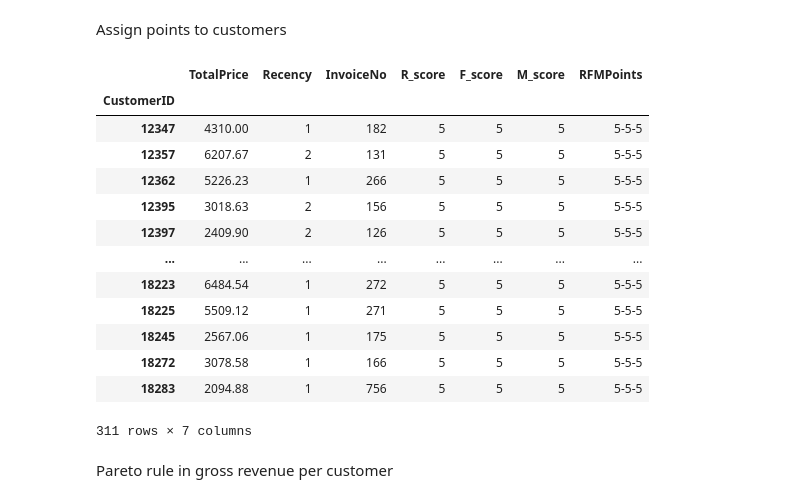
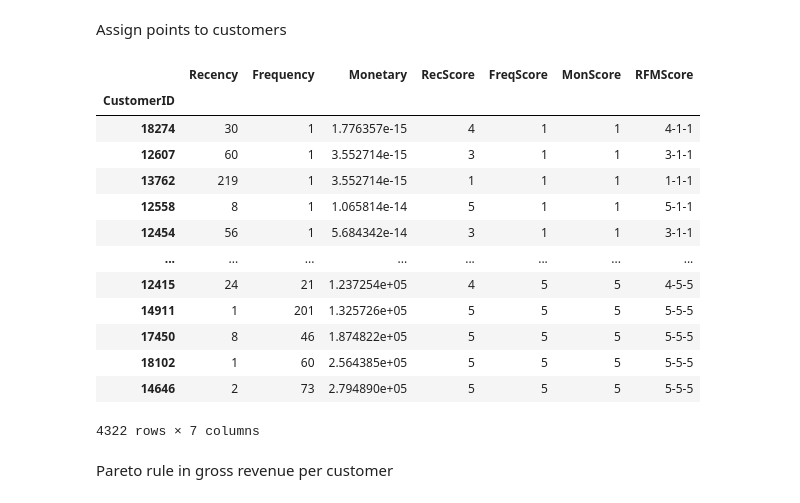
Before and after one commit to i-slusarczyk/online-retail-analysis, a Jupyter notebook: online_retail_analysis.ipynb, the cells around one changed output. Drawn from its saved outputs; the diff is of its cells as text; code cells hidden in the pictures.

```diff
--- a/online_retail_analysis.ipynb
+++ b/online_retail_analysis.ipynb
@@ -96,0 +93,9 @@ Get Cohort Index
+# %%
+df_no_cancel = df.dropna(subset="CustomerID")
+
+# Removing cancelled invoices and returned products
+df_no_cancel = df_no_cancel[~df_no_cancel["InvoiceNo"].str.startswith("C")]
+df_no_cancel = df_no_cancel[
+    (df_no_cancel["Quantity"] > 0) & (df_no_cancel["UnitPrice"] > 0)
+]
+df_no_cancel.head()
@@ -97,4 +116,10 @@ Get Cohort Index
 # %%
-year_diff=df["InvoiceMonth"].dt.year-df["CohortMonth"].dt.year
-month_diff=df["InvoiceMonth"].dt.month-df["CohortMonth"].dt.month
-df["CohortIndex"]=year_diff*12+month_diff
+df_retention = df_no_cancel.assign(
+    InvoiceMonth=lambda x: x["InvoiceDate"].values.astype("datetime64[M]"),
+    CohortMonth=lambda x: x.groupby("CustomerID")["InvoiceMonth"].transform("min"),
+    CohortIndex=lambda x: (
+        (x["InvoiceMonth"].dt.year - x["CohortMonth"].dt.year) * 12
+        + (x["InvoiceMonth"].dt.month - x["CohortMonth"].dt.month)
+    ),
+)
+df_retention.head()
@@ -219,31 +316,36 @@ df_rfm.describe()
 # %% [markdown]
 Assign points to customers
 # %%
+labels = [1, 2, 3, 4, 5]
+labels_reversed = labels.copy()
+labels_reversed.reverse()
 
-labels=[1,2,3,4,5]
-labels_reverse=labels.copy()
-labels_reverse.reverse()
-
-df_rfm["R_score"]=pd.qcut(df_rfm["Recency"].rank(method="first"),q=5,labels=labels_reverse)
-df_rfm["F_score"]=pd.qcut(df_rfm["InvoiceNo"].rank(method="first"),q=5,labels=labels)
-df_rfm["M_score"]=pd.qcut(df_rfm["TotalPrice"].rank(method="first"),q=5,labels=labels)
-df_rfm["RFMPoints"]=df_rfm["R_score"].astype("str")+"-"+df_rfm["F_score"].astype("str")+"-"+df_rfm["M_score"].astype("str")
-df_rfm[df_rfm["RFMPoints"]=="5-5-5"] #Champion customers
+rfm_score = df_rfm.sort_values(by=["Monetary", "Frequency"], ascending=[True, True]).assign(
+    RecScore=lambda x: pd.qcut(
+        x["Recency"].rank(method="first"), q=5, labels=labels_reversed
+    ),
+    FreqScore=lambda x: pd.qcut(
+        x["Frequency"].rank(method="first"), q=5, labels=labels
+    ),
+    MonScore=lambda x: pd.qcut(x["Monetary"].rank(method="first"), q=5, labels=labels),
+    RFMScore=lambda x: x['RecScore'].astype('str') + "-" + x['FreqScore'].astype('str') + "-" + x['MonScore'].astype('str')
+)
+rfm_score
 # %% [output]
-|  | TotalPrice | Recency | InvoiceNo | R_score | F_score | M_score | RFMPoints |
+|  | Recency | Frequency | Monetary | RecScore | FreqScore | MonScore | RFMScore |
 | CustomerID |  |  |  |  |  |  |  |
-| 12347 | 4310.00 | 1 | 182 | 5 | 5 | 5 | 5-5-5 |
-| 12357 | 6207.67 | 2 | 131 | 5 | 5 | 5 | 5-5-5 |
-| 12362 | 5226.23 | 1 | 266 | 5 | 5 | 5 | 5-5-5 |
-| 12395 | 3018.63 | 2 | 156 | 5 | 5 | 5 | 5-5-5 |
-| 12397 | 2409.90 | 2 | 126 | 5 | 5 | 5 | 5-5-5 |
+| 18274 | 30 | 1 | 1.776357e-15 | 4 | 1 | 1 | 4-1-1 |
+| 12607 | 60 | 1 | 3.552714e-15 | 3 | 1 | 1 | 3-1-1 |
+| 13762 | 219 | 1 | 3.552714e-15 | 1 | 1 | 1 | 1-1-1 |
+| 12558 | 8 | 1 | 1.065814e-14 | 5 | 1 | 1 | 5-1-1 |
+| 12454 | 56 | 1 | 5.684342e-14 | 3 | 1 | 1 | 3-1-1 |
 | ... | ... | ... | ... | ... | ... | ... | ... |
-| 18223 | 6484.54 | 1 | 272 | 5 | 5 | 5 | 5-5-5 |
-| 18225 | 5509.12 | 1 | 271 | 5 | 5 | 5 | 5-5-5 |
-| 18245 | 2567.06 | 1 | 175 | 5 | 5 | 5 | 5-5-5 |
-| 18272 | 3078.58 | 1 | 166 | 5 | 5 | 5 | 5-5-5 |
-| 18283 | 2094.88 | 1 | 756 | 5 | 5 | 5 | 5-5-5 |
+| 12415 | 24 | 21 | 1.237254e+05 | 4 | 5 | 5 | 4-5-5 |
+| 14911 | 1 | 201 | 1.325726e+05 | 5 | 5 | 5 | 5-5-5 |
+| 17450 | 8 | 46 | 1.874822e+05 | 5 | 5 | 5 | 5-5-5 |
+| 18102 | 1 | 60 | 2.564385e+05 | 5 | 5 | 5 | 5-5-5 |
+| 14646 | 2 | 73 | 2.794890e+05 | 5 | 5 | 5 | 5-5-5 |
-311 rows × 7 columns
+4322 rows × 7 columns
 # %% [markdown]
 Pareto rule in gross revenue per customer
 # %%
```
Also changed, not shown: parts of 46 cells of this notebook.
